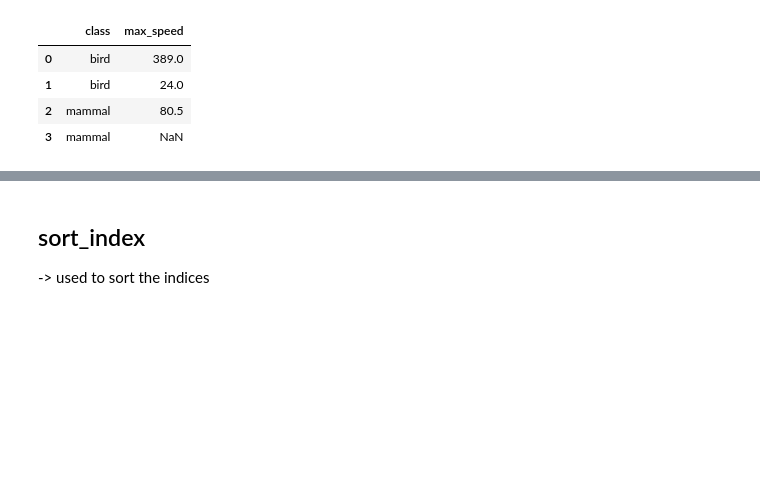
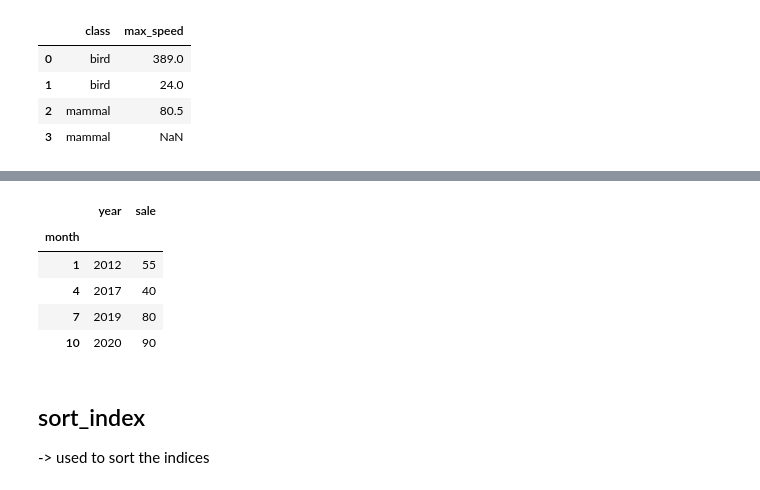
Before and after one commit to shreya1110-dev/ml, a Jupyter notebook: code.ipynb, the cells around one changed output, grey strips where cells are left out. Drawn from its saved outputs; the diff is of its cells as text; code cells hidden in the pictures; blank space fills up the shorter version.

```diff
--- a/code.ipynb
+++ b/code.ipynb
@@ -2339,0 +2341,5 @@ df.reset_index(drop = True)
+# %%
+df = pd.DataFrame({'month': [1, 4, 7, 10],
+                    'year': [2012, 2017, 2019, 2020],
+                    'sale': [55, 40, 80, 90]})
+df
@@ -2340,3 +2352,13 @@ df.reset_index(drop = True)
+# %%
+# month column is the index of the dataframe
+df.set_index('month')
+# %% [output]
+|  | year | sale |
+| month |  |  |
+| 1 | 2012 | 55 |
+| 4 | 2017 | 40 |
+| 7 | 2019 | 80 |
+| 10 | 2020 | 90 |
 # %% [markdown]
 ## sort_index
 -> used to sort the indices
```
Also changed, not shown: parts of 24 cells of this notebook.
